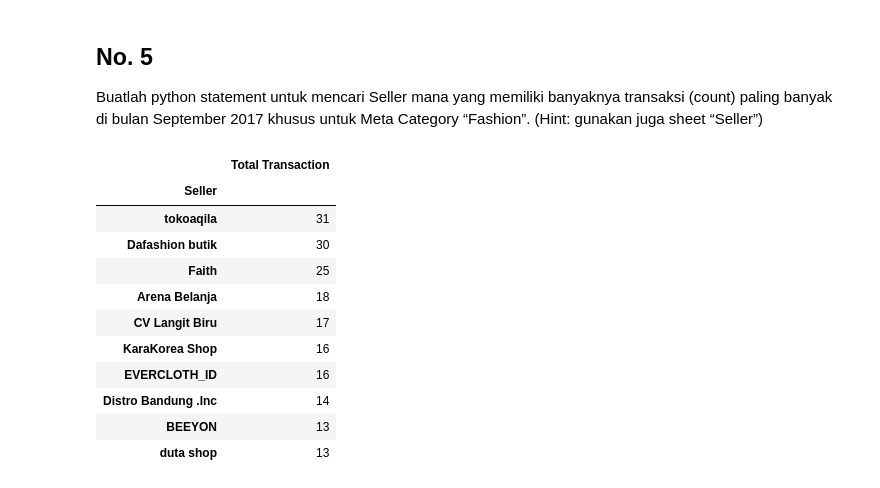
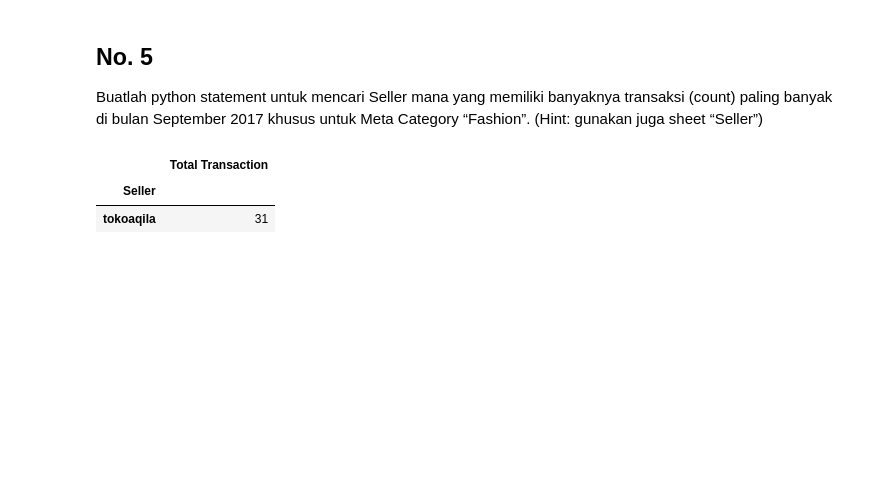
Before and after one commit to barondra/belajar_github_remote, a Jupyter notebook: HW_Exploring_Dataframe_DS/homework_bharin.ipynb, the cells around one changed output. Cells and saved outputs as stored; diff of their text form; code cells hidden in the pictures; blank space fills up the shorter version.

Commit message:
update README, improve ETL function, and modify Jupyter notebook execution count

```diff
--- a/HW_Exploring_Dataframe_DS/homework_bharin.ipynb
+++ b/HW_Exploring_Dataframe_DS/homework_bharin.ipynb
@@ -267,17 +267,8 @@ paid_transaction_df_copy = paid_transaction_df_copy[paid_transaction_df_copy['Me
 # %%
 paid_transaction_df_copy = paid_transaction_df_copy.filter(['Order Number', 'Seller']).rename(columns={"Seller": "Seller", "Order Number": "Total Transaction"})
 # %%
-paid_transaction_df_copy.groupby(by=["Seller"]).count().sort_values(by='Total Transaction', ascending=False).head(10)
+paid_transaction_df_copy.groupby(by=["Seller"]).count().sort_values(by='Total Transaction', ascending=False).head(1)
 # %% [output]
 |  | Total Transaction |
 | Seller |  |
 | tokoaqila | 31 |
-| Dafashion butik | 30 |
-| Faith | 25 |
-| Arena Belanja | 18 |
-| CV Langit Biru | 17 |
-| KaraKorea Shop | 16 |
-| EVERCLOTH_ID | 16 |
-| Distro Bandung .Inc | 14 |
-| BEEYON | 13 |
-| duta shop | 13 |
```
Also changed, not shown: 6 other files.
